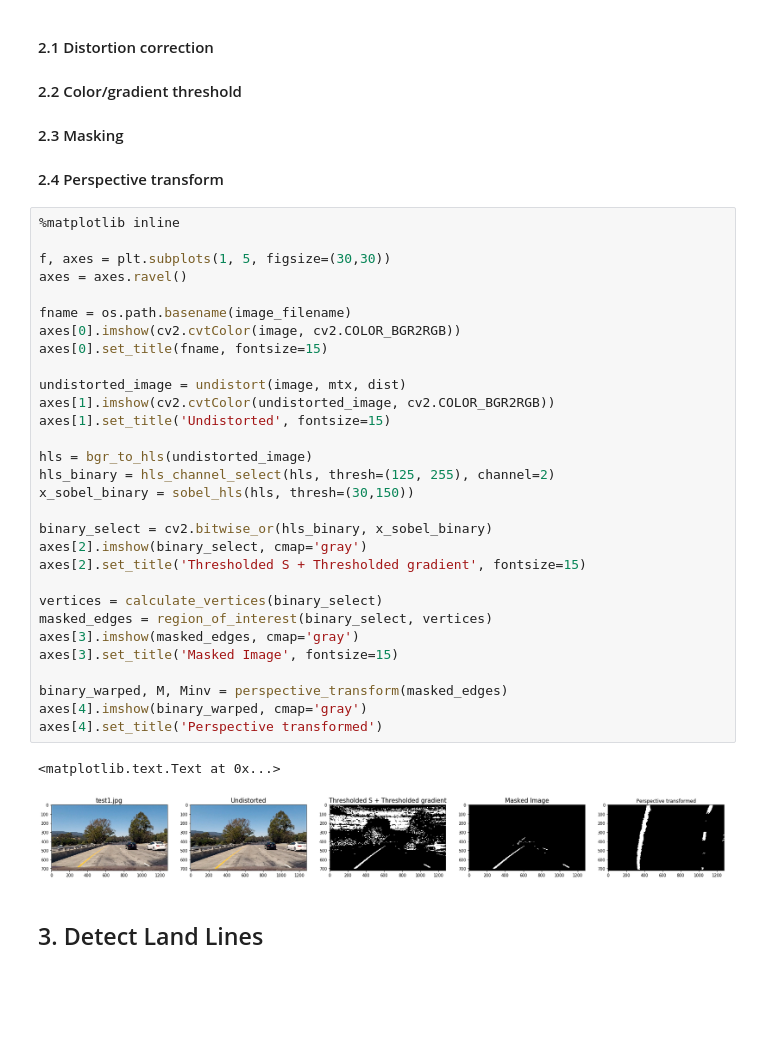
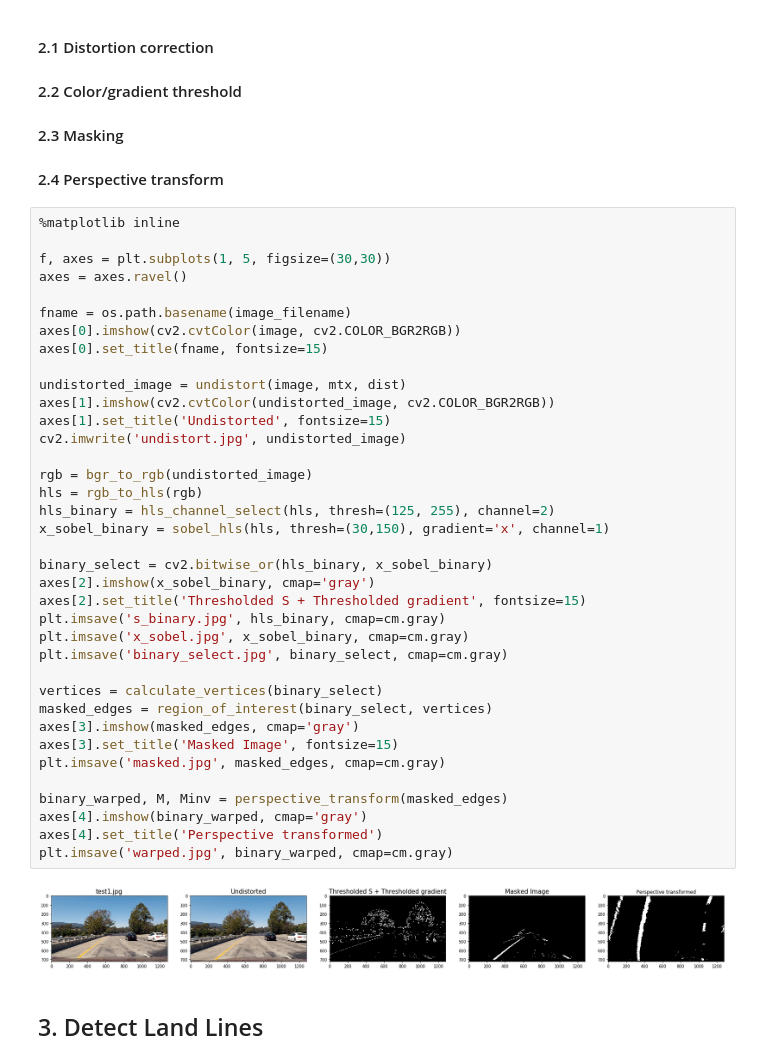
Before and after one commit to fang-yu-liu/advanced-lane-line-detection, a Jupyter notebook: pipeline_for_advanced_land_line_detection.ipynb, the cells around one changed output. Drawn from its saved outputs; the diff is of its cells as text; blank space fills up the shorter version.

```diff
--- a/pipeline_for_advanced_land_line_detection.ipynb
+++ b/pipeline_for_advanced_land_line_detection.ipynb
@@ -45,36 +46,42 @@ Distortion coefficients:  [[ -2.41017956e-01  -5.30721173e-02  -1.15810355e-03
 # %%
 %matplotlib inline
 
 f, axes = plt.subplots(1, 5, figsize=(30,30))
 axes = axes.ravel()
 
 fname = os.path.basename(image_filename)
 axes[0].imshow(cv2.cvtColor(image, cv2.COLOR_BGR2RGB))
 axes[0].set_title(fname, fontsize=15)
 
 undistorted_image = undistort(image, mtx, dist)
 axes[1].imshow(cv2.cvtColor(undistorted_image, cv2.COLOR_BGR2RGB))
 axes[1].set_title('Undistorted', fontsize=15)
+cv2.imwrite('undistort.jpg', undistorted_image)
 
-hls = bgr_to_hls(undistorted_image)
+rgb = bgr_to_rgb(undistorted_image)
+hls = rgb_to_hls(rgb)
 hls_binary = hls_channel_select(hls, thresh=(125, 255), channel=2)
-x_sobel_binary = sobel_hls(hls, thresh=(30,150))
+x_sobel_binary = sobel_hls(hls, thresh=(30,150), gradient='x', channel=1)
 
 binary_select = cv2.bitwise_or(hls_binary, x_sobel_binary)
-axes[2].imshow(binary_select, cmap='gray')
+axes[2].imshow(x_sobel_binary, cmap='gray')
 axes[2].set_title('Thresholded S + Thresholded gradient', fontsize=15)
+plt.imsave('s_binary.jpg', hls_binary, cmap=cm.gray)
+plt.imsave('x_sobel.jpg', x_sobel_binary, cmap=cm.gray)
+plt.imsave('binary_select.jpg', binary_select, cmap=cm.gray)
 
 vertices = calculate_vertices(binary_select)
 masked_edges = region_of_interest(binary_select, vertices)
 axes[3].imshow(masked_edges, cmap='gray')
 axes[3].set_title('Masked Image', fontsize=15)
+plt.imsave('masked.jpg', masked_edges, cmap=cm.gray)
 
 binary_warped, M, Minv = perspective_transform(masked_edges)
 axes[4].imshow(binary_warped, cmap='gray')
 axes[4].set_title('Perspective transformed')
+plt.imsave('warped.jpg', binary_warped, cmap=cm.gray)
 # %% [output]
-<matplotlib.text.Text at 0x...>
-[figure, old version]
+[figure, new version]
 # %% [markdown]
 ## 3. Detect Land Lines
 # %%
```
Also changed, not shown: parts of 6 cells of this notebook, 14 other files.
